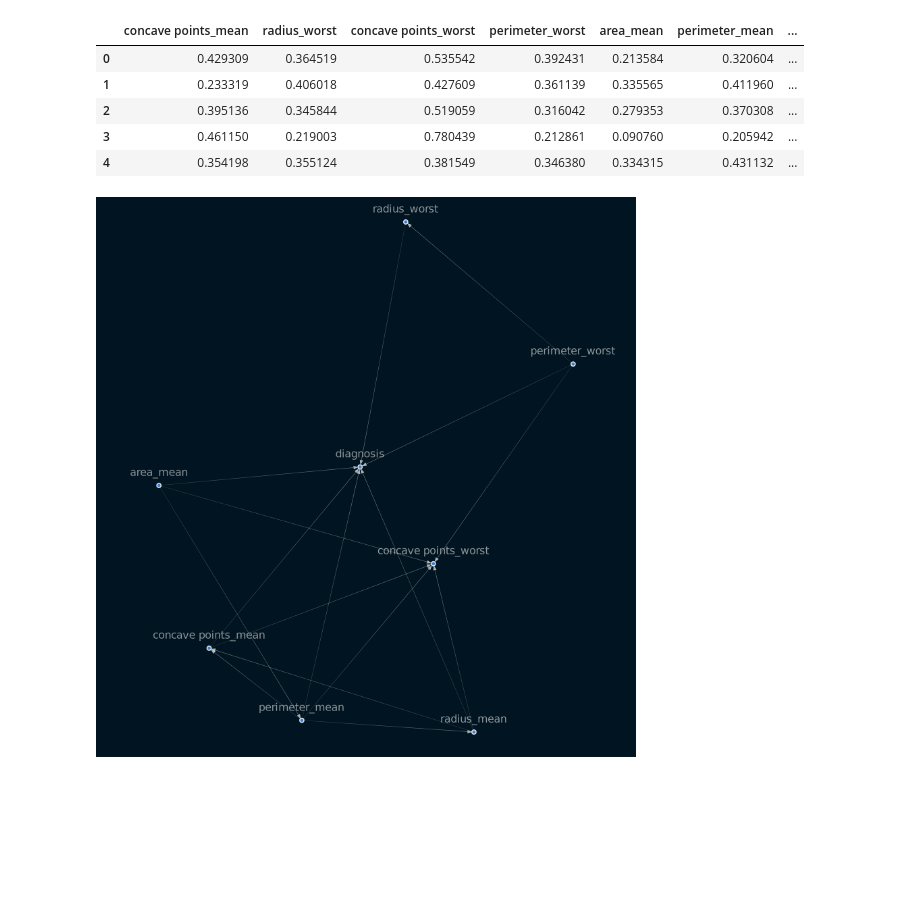
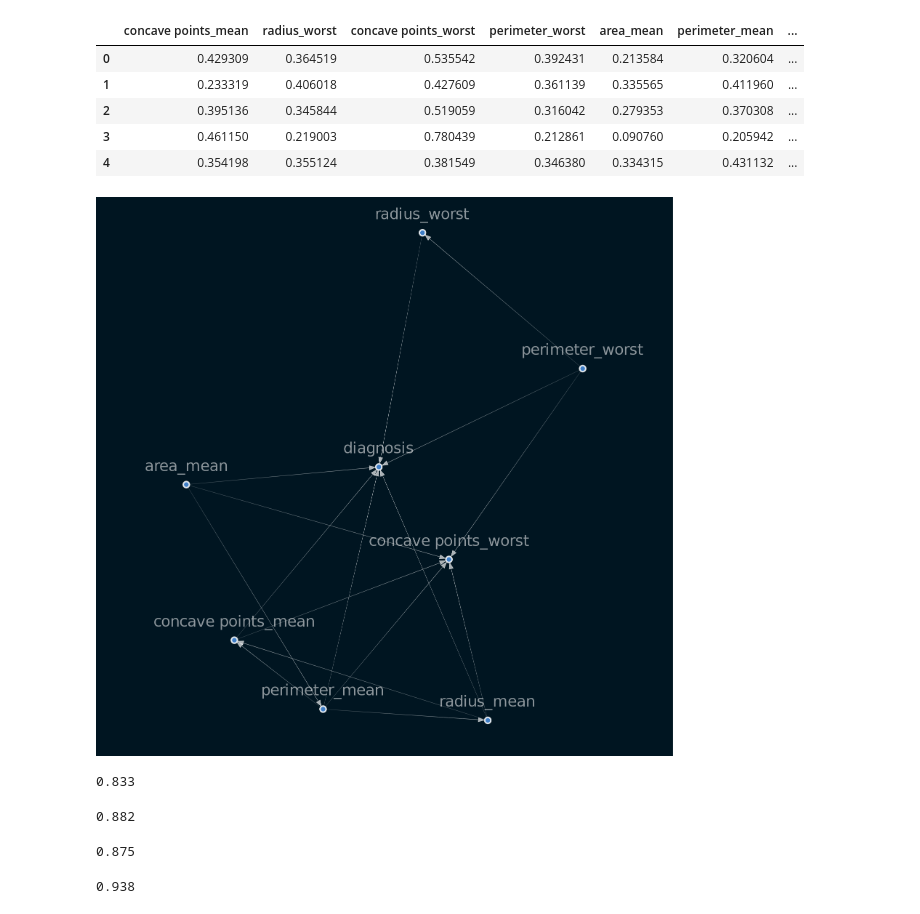
Before and after one commit to Micky373/causal_inference, a Jupyter notebook: notebooks/causal_learning.ipynb, the cells around one changed output. Cells and saved outputs as stored; diff of their text form; code cells hidden in the pictures; blank space fills up the shorter version.

Commit message:
Find the jaccard simillarities

```diff
--- a/notebooks/causal_learning.ipynb
+++ b/notebooks/causal_learning.ipynb
@@ -33,10 +33,10 @@ sm_80 = from_pandas(sample_80,w_threshold=0.8)
 # %%
 viz = plot_structure(
     sm,
-    graph_attributes={"scale": "3"},
+    graph_attributes={"scale": "2"},
     all_node_attributes=NODE_STYLE.WEAK,
     all_edge_attributes=EDGE_STYLE.WEAK)
 Image(viz.draw(format='png'))
 # %% [output]
-[figure, old version]
+[figure, new version]
 # %%
@@ -49,0 +49,16 @@ def jaccard_similarity(g, h, th1, th2):
+# %%
+jaccard_similarity(sm,sm_20)
+# %% [output]
+0.833
+# %%
+jaccard_similarity(sm,sm_40)
+# %% [output]
+0.882
+# %%
+jaccard_similarity(sm,sm_60)
+# %% [output]
+0.875
+# %%
+jaccard_similarity(sm,sm_80)
+# %% [output]
+0.938
```
Also changed, not shown: parts of 1 cell of this notebook.
